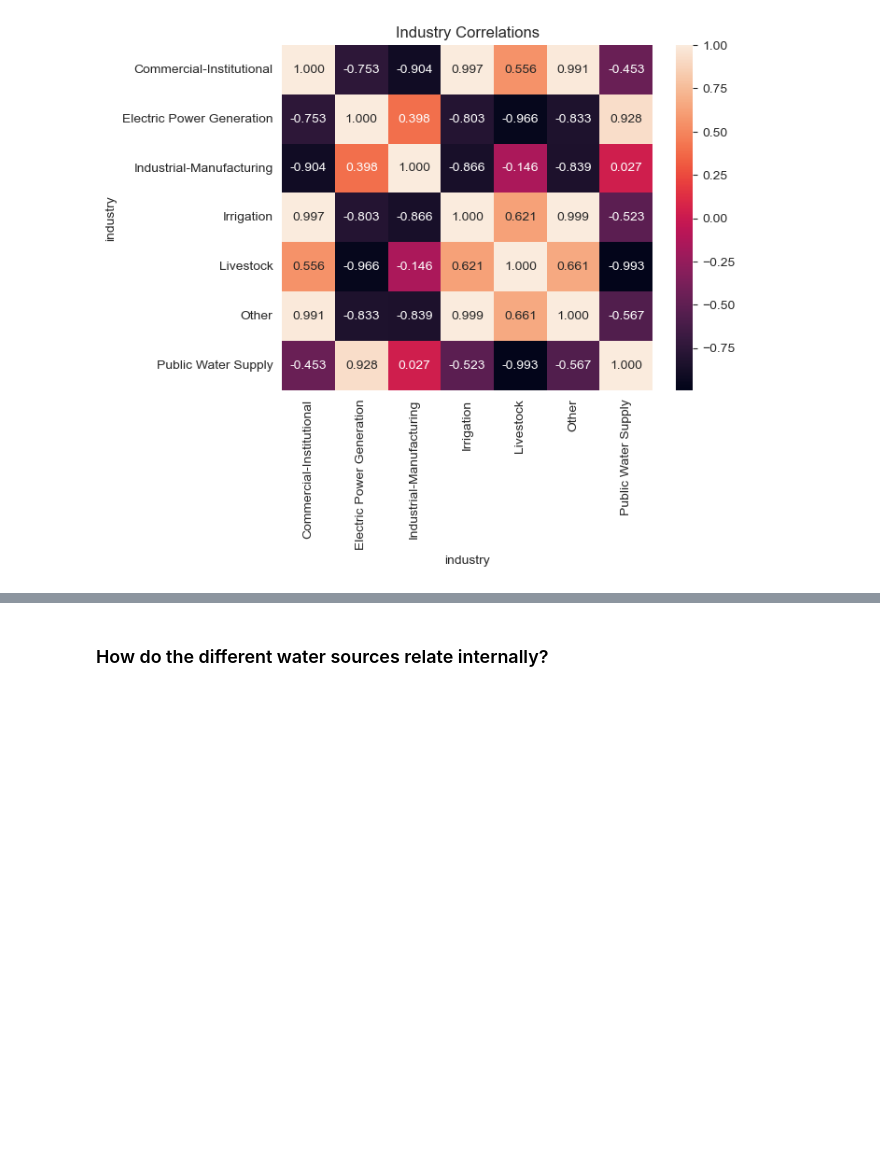
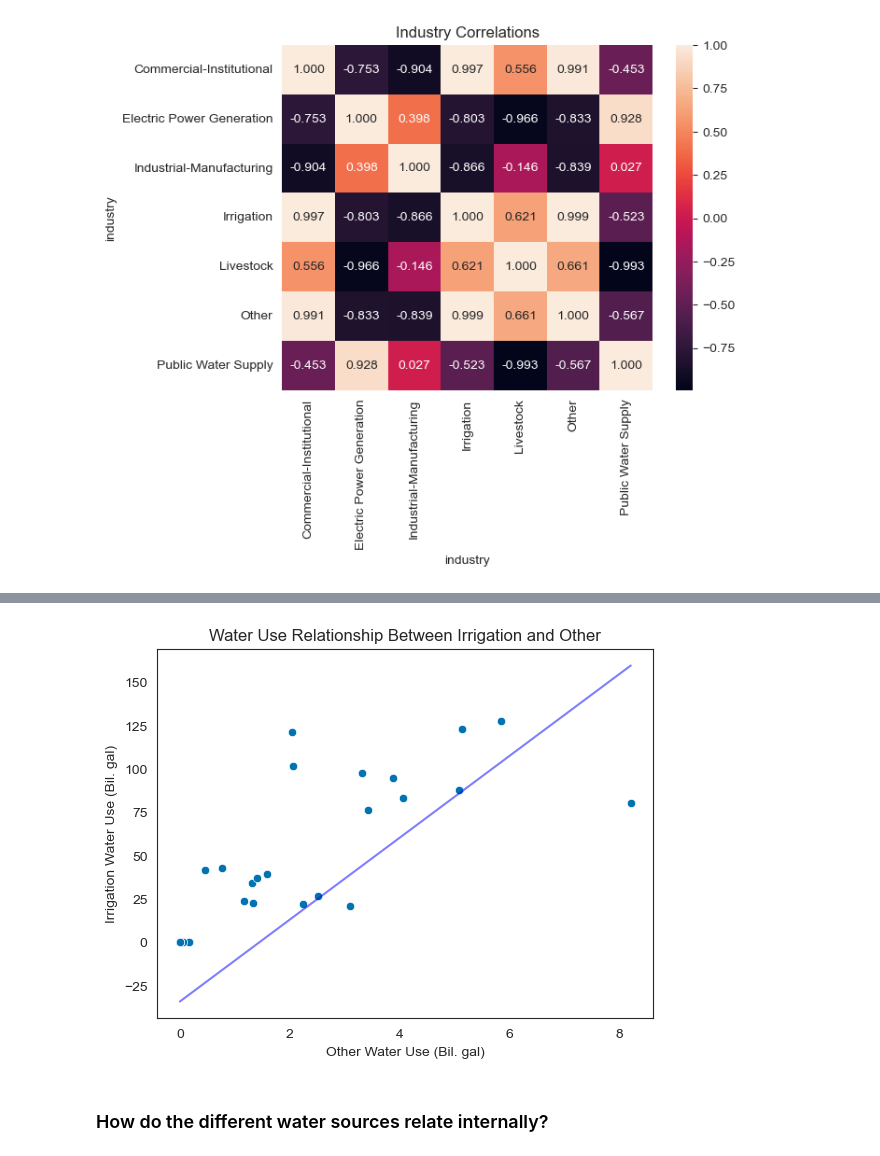
Before and after one commit to jpjavier23/michigan_water_use, a Jupyter notebook: michigan_water_use.ipynb, the cells around one changed output, grey strips where cells are left out. Cells and saved outputs as stored; diff of their text form; code cells hidden in the pictures; blank space fills up the shorter version.

```diff
--- a/michigan_water_use.ipynb
+++ b/michigan_water_use.ipynb
@@ -779,3 +783,18 @@ i_df
+# %%
+io_x_theor = np.linspace(df[df['industry'] == 'Other']['water_use (Bil. gal)'].min(), df[df['industry'] == 'Other']['water_use (Bil. gal)'].max(), 100)
+io_a = i_df[i_df['explanatory'] == 'Other']['slope'].values[0]
+io_b = i_df[i_df['explanatory'] == 'Other']['intercept'].values[0]
+io_y_theor = (io_a * io_x_theor) + io_b
+io_reg = sns.lineplot(x = io_x_theor, y = io_y_theor, color = 'blue', alpha = 0.5)
+io_reg = sns.scatterplot(y = df[df['industry'] == 'Irrigation']['water_use (Bil. gal)'].values,
+                         x = df[df['industry'] == 'Other']['water_use (Bil. gal)'].values)
+io_reg = plt.ylabel('Irrigation Water Use (Bil. gal)')
+io_reg = plt.xlabel('Other Water Use (Bil. gal)')
+io_reg = plt.title('Water Use Relationship Between Irrigation and Other')
+plt.savefig('figures/fig_6.png')
+plt.show()
+# %% [output]
+[figure, added]
 # %% [markdown]
 ### How do the different water sources relate internally?
 # %%
```
Also changed, not shown: parts of 6 cells of this notebook, 4 other files.
